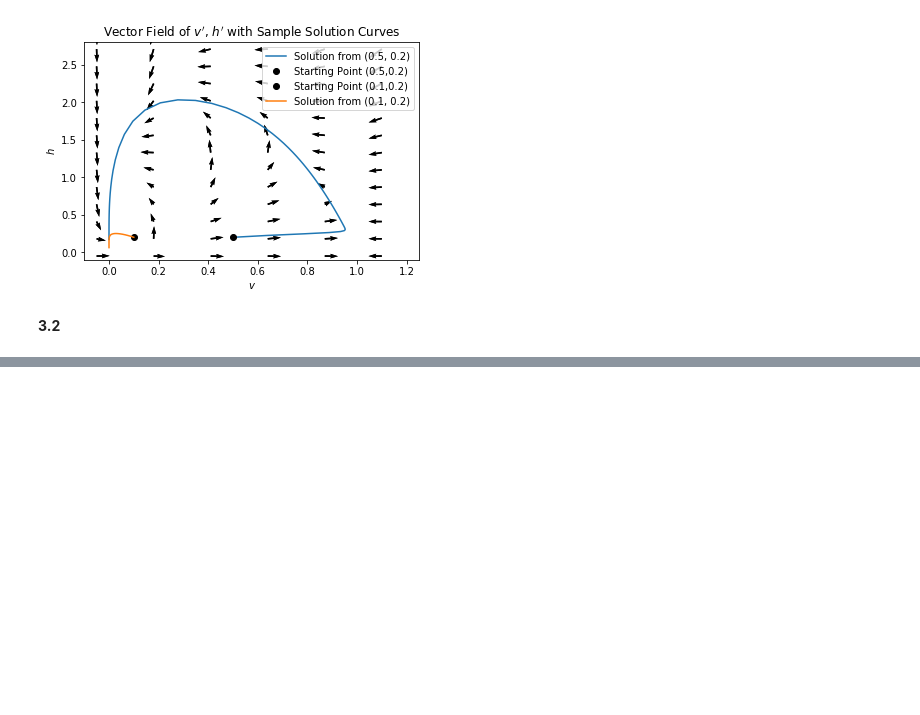
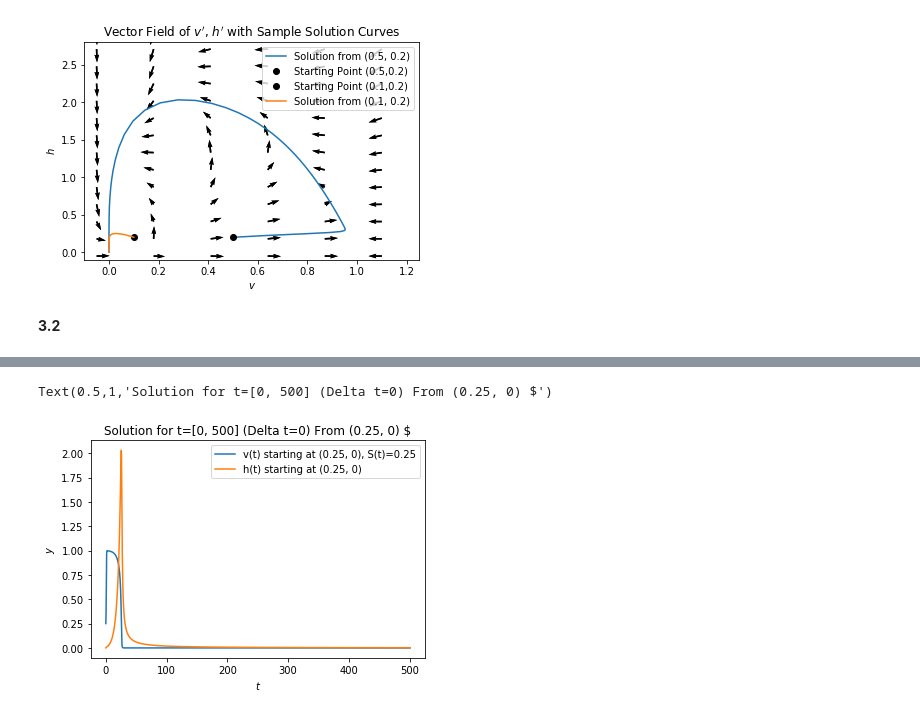
Before and after one commit to sloughlin/differential-equations, a Jupyter notebook: Project3.ipynb, the cells around one changed output, grey strips where cells are left out. Saved outputs shown, nothing was run; the diff lists cells and outputs as text; code cells hidden in the pictures; blank space fills up the shorter version.

```diff
--- a/Project3.ipynb
+++ b/Project3.ipynb
@@ -440,0 +378,16 @@ if __name__ == '__main__':
+# %%
+initial_conditions = [0.25, 0]
+t_interval = [0, 500]
+
+#integrate v(t), h(t), plot both against t in same figure
+vt, ht, t = integrator(dvdt_st, dhdt, t_interval, initial_conditions,init=0)
+
+plt.plot(t, vt, label = 'v(t) starting at (0.25, 0), S(t)=0.25')
+plt.plot(t, ht, label = 'h(t) starting at (0.25, 0)')
+plt.legend()
+plt.xlabel('$t$')
+plt.ylabel('$y$')
+plt.title('Solution for t=[0, 500] (Delta t=0) From (0.25, 0) $')
+# %% [output]
+Text(0.5,1,'Solution for t=[0, 500] (Delta t=0) From (0.25, 0) $')
+[figure, added]
```
Also changed, not shown: parts of 9 cells of this notebook.
